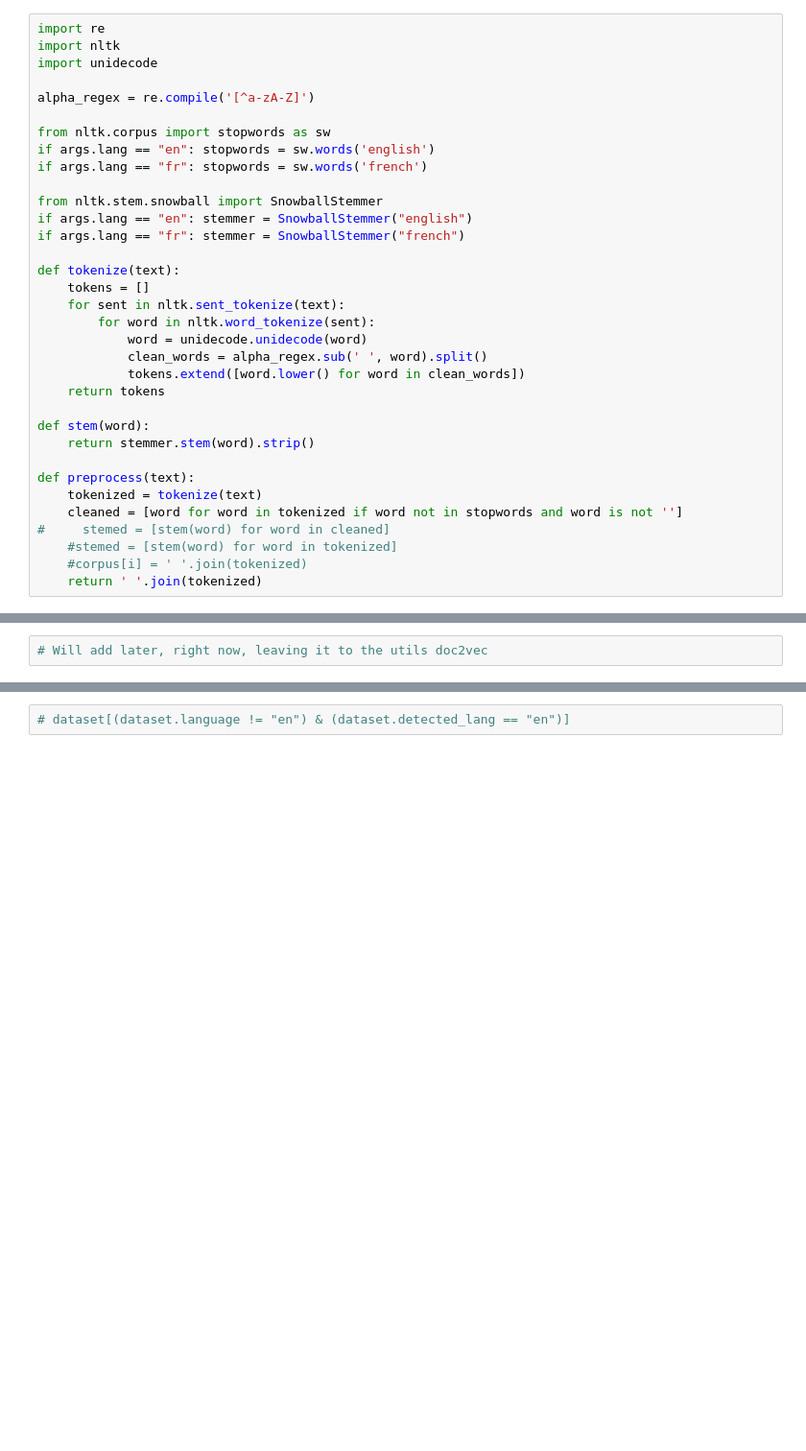
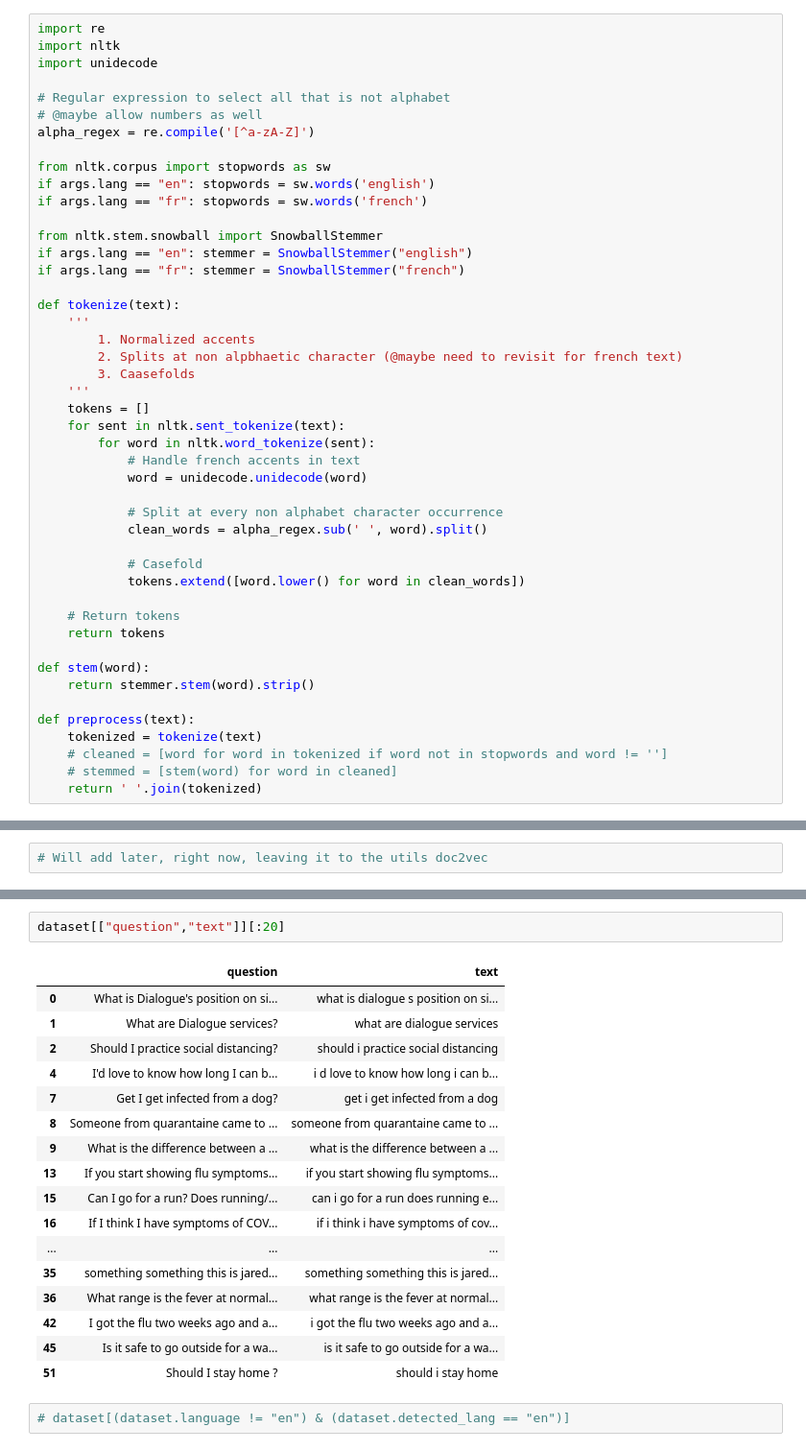
Before and after one commit to dialoguemd-archives/covidfaq, a Jupyter notebook: experiments/QuesSort Pipeline.ipynb, the cells around one changed output, grey strips where cells are left out. Shown at 96% size. Cells and saved outputs as stored; diff of their text form; blank space fills up the shorter version.

```diff
--- a/experiments/QuesSort Pipeline.ipynb
+++ b/experiments/QuesSort Pipeline.ipynb
@@ -99,6 +134,8 @@ import re
 import nltk
 import unidecode
 
+# Regular expression to select all that is not alphabet
+# @maybe allow numbers as well
 alpha_regex = re.compile('[^a-zA-Z]')
 
 from nltk.corpus import stopwords as sw
@@ -110,12 +147,24 @@ if args.lang == "en": stemmer = SnowballStemmer("english")
 if args.lang == "fr": stemmer = SnowballStemmer("french")
 
 def tokenize(text):
+    '''
+        1. Normalized accents
+        2. Splits at non alpbhaetic character (@maybe need to revisit for french text)
+        3. Caasefolds
+    '''
     tokens = []
     for sent in nltk.sent_tokenize(text):
         for word in nltk.word_tokenize(sent):
+            # Handle french accents in text
             word = unidecode.unidecode(word)
+
+            # Split at every non alphabet character occurrence
             clean_words = alpha_regex.sub(' ', word).split()
+
+            # Casefold
             tokens.extend([word.lower() for word in clean_words])
+
+    # Return tokens
     return tokens
 
 def stem(word):
@@ -123,10 +172,8 @@ def stem(word):
 
 def preprocess(text):
     tokenized = tokenize(text)
-    cleaned = [word for word in tokenized if word not in stopwords and word is not '']
-#     stemed = [stem(word) for word in cleaned]
-    #stemed = [stem(word) for word in tokenized]
-    #corpus[i] = ' '.join(tokenized)
+    # cleaned = [word for word in tokenized if word not in stopwords and word != '']
+    # stemmed = [stem(word) for word in cleaned]
     return ' '.join(tokenized)
 # %% [markdown]
 ## Dataset
@@ -156,3 +199,23 @@ Dataset has 2000 english documents
+# %%
+dataset[["question","text"]][:20]
+# %% [output]
+|  | question | text |
+| 0 | What is Dialogue's position on si... | what is dialogue s position on si... |
+| 1 | What are Dialogue services? | what are dialogue services |
+| 2 | Should I practice social distancing? | should i practice social distancing |
+| 4 | I'd love to know how long I can b... | i d love to know how long i can b... |
+| 7 | Get I get infected from a dog? | get i get infected from a dog |
+| 8 | Someone from quarantaine came to ... | someone from quarantaine came to ... |
+| 9 | What is the difference between a ... | what is the difference between a ... |
+| 13 | If you start showing flu symptoms... | if you start showing flu symptoms... |
+| 15 | Can I go for a run? Does running/... | can i go for a run does running e... |
+| 16 | If I think I have symptoms of COV... | if i think i have symptoms of cov... |
+| ... | ... | ... |
+| 35 | something something this is jared... | something something this is jared... |
+| 36 | What range is the fever at normal... | what range is the fever at normal... |
+| 42 | I got the flu two weeks ago and a... | i got the flu two weeks ago and a... |
+| 45 | Is it safe to go outside for a wa... | is it safe to go outside for a wa... |
+| 51 | Should I stay home ? | should i stay home |
 # %%
 # dataset[(dataset.language != "en") & (dataset.detected_lang == "en")]
 # %%
```
Also changed, not shown: parts of 16 cells of this notebook.
